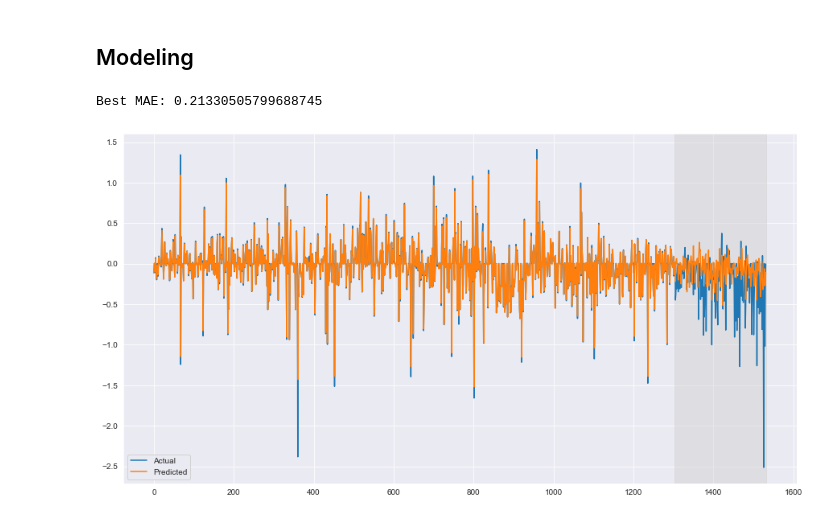
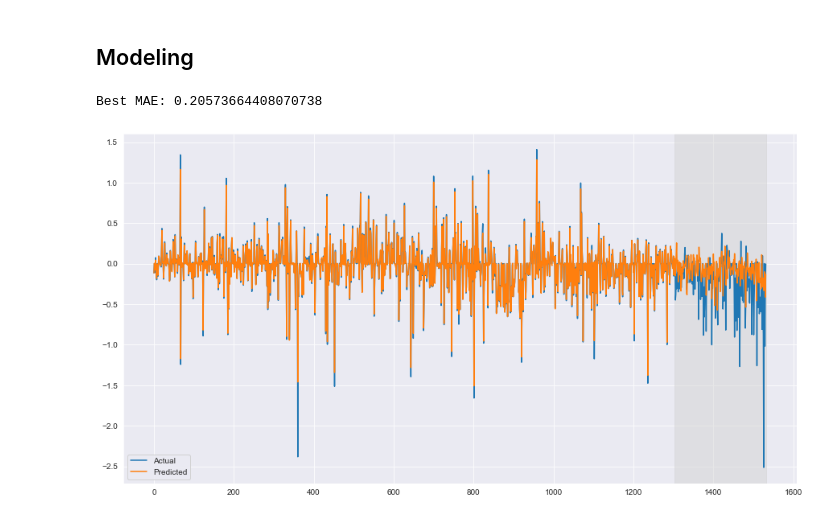
Before and after one commit to sleep3r/balance-ts, a Jupyter notebook: pipeline.ipynb, the cells around one changed output. Drawn from its saved outputs; the diff is of its cells as text; code cells hidden in the pictures.

```diff
--- a/pipeline.ipynb
+++ b/pipeline.ipynb
@@ -83,10 +83,10 @@ from modules.train import train_model
 # %%
 model_params = {
     "learning_rate": 0.1,
     "n_estimators": 200,
 }
 
-model = train_model(X, y, test_size=0.15, visualize=True, **model_params)
+model = train_model(X[X.columns[selected_features["ensemble"]]], y, test_size=0.15, visualize=True, **model_params)
 # %% [output]
-Best MAE: 0.21330505799688745
+Best MAE: 0.20573664408070738
-[figure, old version]
+[figure, new version]
```
